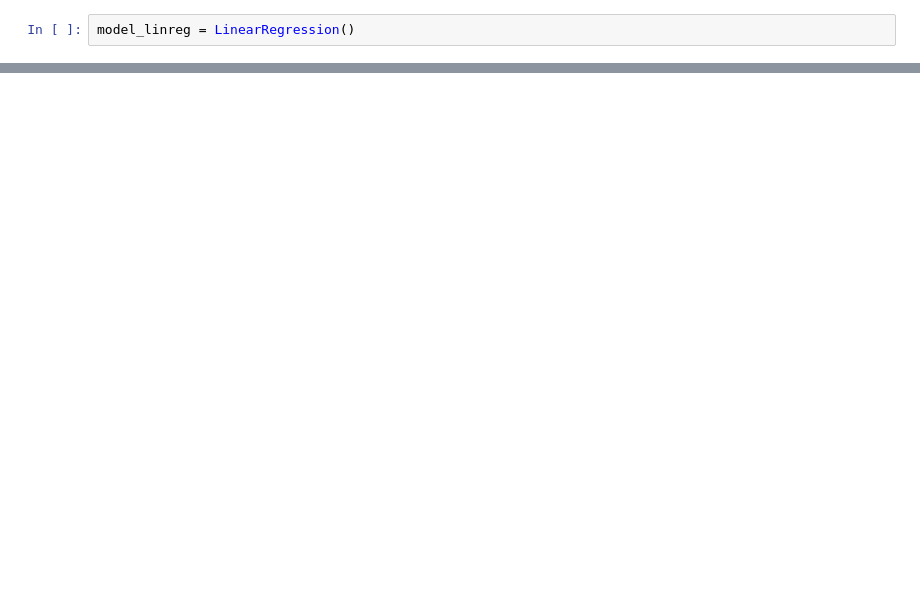
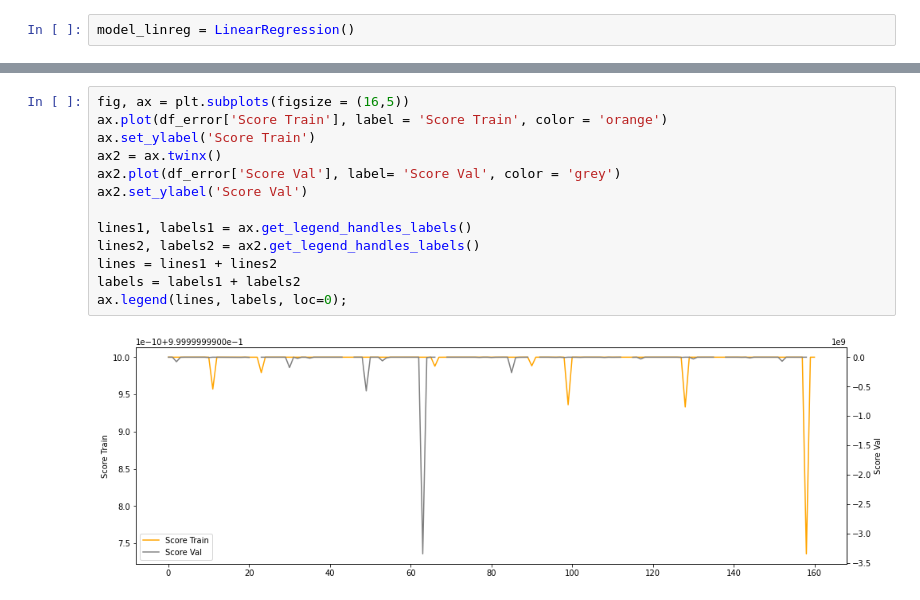
Before and after one commit to leo90rc/Leonardo.DataScience, a Jupyter notebook: week10_ML_competition_pca_kmeans/day1_gridsearch_pipelines/exercises/3.crime.ipynb, the cells around one changed output, grey strips where cells are left out. Saved outputs shown, nothing was run; the diff lists cells and outputs as text; blank space fills up the shorter version.

```diff
--- a/week10_ML_competition_pca_kmeans/day1_gridsearch_pipelines/exercises/3.crime.ipynb
+++ b/week10_ML_competition_pca_kmeans/day1_gridsearch_pipelines/exercises/3.crime.ipynb
@@ -143,0 +260,15 @@ LinearRegression()
+# %%
+fig, ax = plt.subplots(figsize = (16,5))
+ax.plot(df_error['Score Train'], label = 'Score Train', color = 'orange')
+ax.set_ylabel('Score Train')
+ax2 = ax.twinx()
+ax2.plot(df_error['Score Val'], label= 'Score Val', color = 'grey')
+ax2.set_ylabel('Score Val')
+
+lines1, labels1 = ax.get_legend_handles_labels()
+lines2, labels2 = ax2.get_legend_handles_labels()
+lines = lines1 + lines2
+labels = labels1 + labels2
+ax.legend(lines, labels, loc=0);
+# %% [output]
+[figure, added]
```
Also changed, not shown: parts of 8 cells of this notebook, 10 other files.
